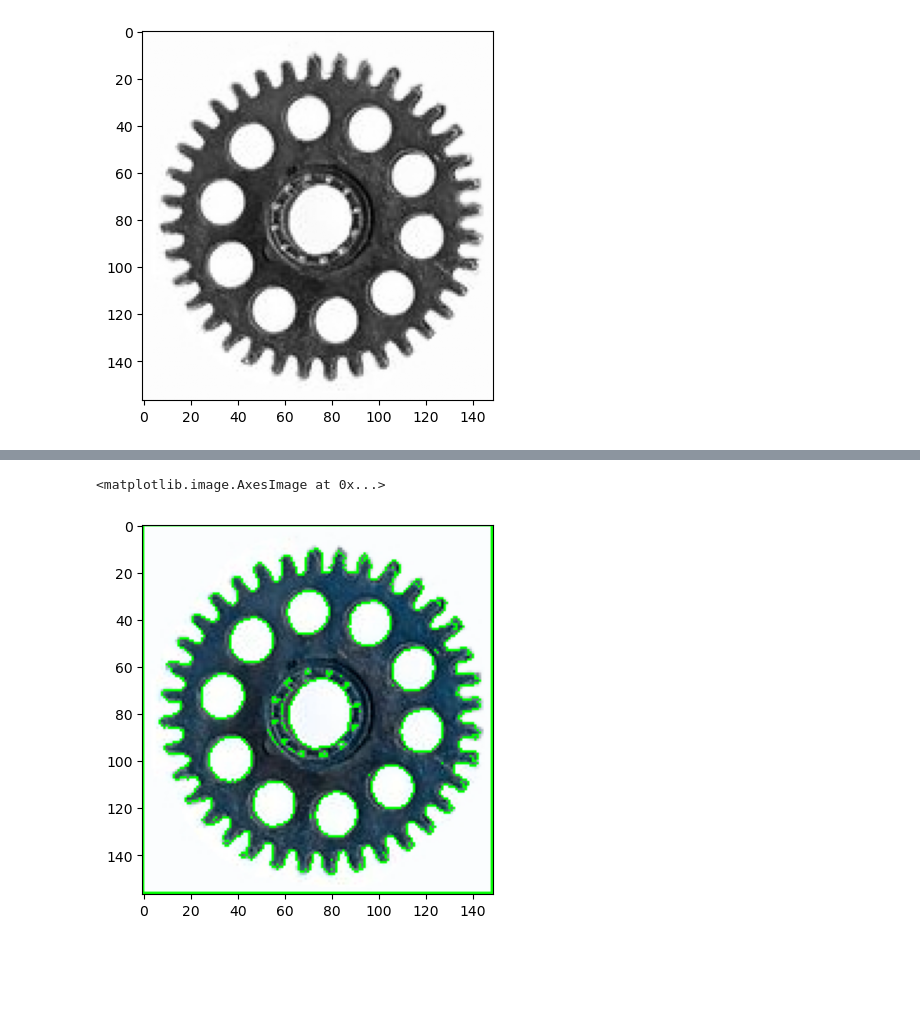
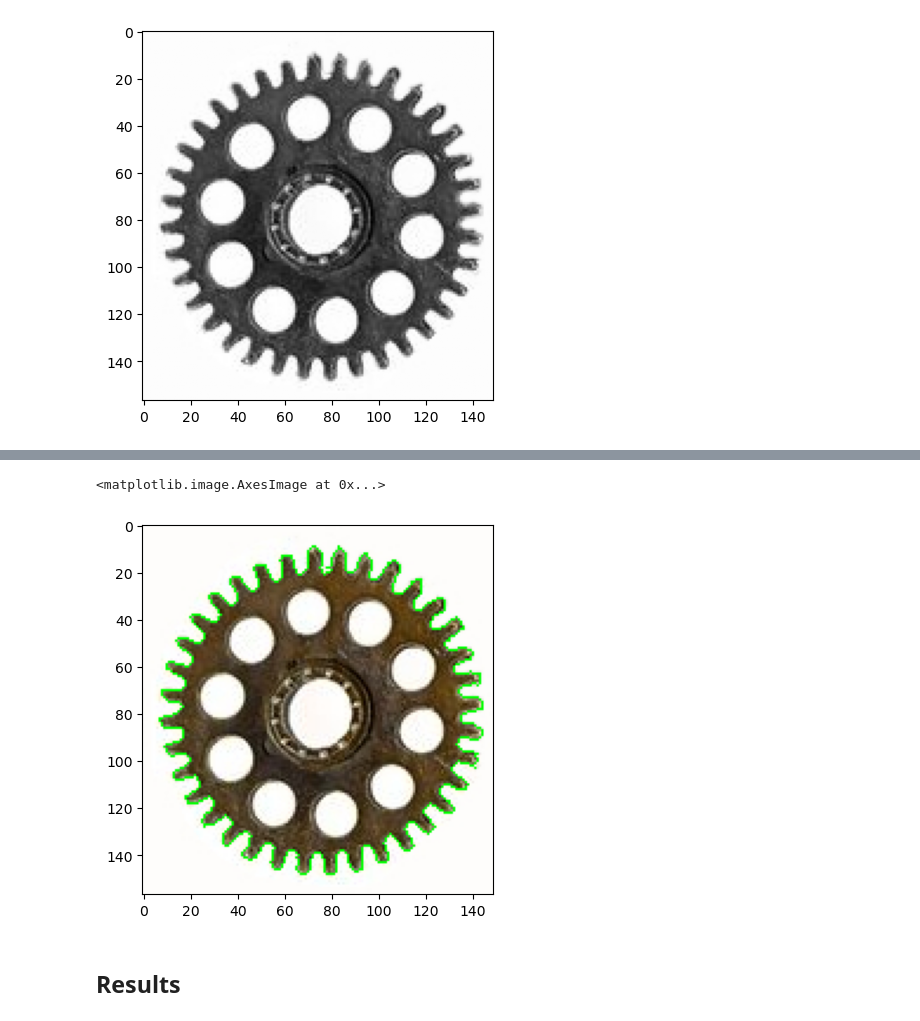
Before and after one commit to MrWlobo/Zaawansowane_Algorytmy_Wizyjne, a Jupyter notebook: Lab04/ZAW_Lab04.ipynb, the cells around one changed output, grey strips where cells are left out. Cells and saved outputs as stored; diff of their text form; code cells hidden in the pictures; blank space fills up the shorter version.

```diff
--- a/Lab04/ZAW_Lab04.ipynb
+++ b/Lab04/ZAW_Lab04.ipynb
@@ -30,7 +30,9 @@ plt.imshow(gray_gear)
 <matplotlib.image.AxesImage at 0x...>
 [figure]
 # %%
-ret, gear_thresh = cv2.threshold(gray_gear, 127, 255, cv2.THRESH_BINARY)
+ret, gear_thresh = cv2.threshold(gray_gear, 230, 255, cv2.THRESH_BINARY)
+#gear_thresh = cv2.morphologyEx(gear_thresh, cv2.MORPH_OPEN, np.ones((5, 5)))
+gear_thresh = cv2.bitwise_not(gear_thresh)
 
 plt.imshow(gear_thresh)
 # %% [output]
@@ -39,11 +41,11 @@ plt.imshow(gear_thresh)
 # %%
-contours, hierarchy = cv2.findContours(gear_thresh, cv2.RETR_LIST, cv2.CHAIN_APPROX_NONE)
+contours, hierarchy = cv2.findContours(gear_thresh, cv2.RETR_EXTERNAL, cv2.CHAIN_APPROX_NONE)
 # %%
-plotted_contours = cv2.drawContours(gear, contours, -1, (0, 255, 0))
+plotted_contours = cv2.drawContours(cv2.cvtColor(gear, cv2.COLOR_BGR2RGB), contours, -1, (0, 255, 0))
 plt.imshow(plotted_contours)
 # %% [output]
 <matplotlib.image.AxesImage at 0x...>
-[figure, old version]
+[figure, new version]
 # %%
 gx = cv2.Sobel(gear_thresh, cv2.CV_64F, 1, 0, ksize=3)
 gy = cv2.Sobel(gear_thresh, cv2.CV_64F, 0, 1, ksize=3)
@@ -73,3 +75,5 @@ for cnt in contours:
         alpha = np.degrees(np.arctan2(dy, dx)) % 360
 
         r_table[phi].append((r, alpha))
+# %% [markdown]
+## Results
```
Also changed, not shown: parts of 6 cells of this notebook.
